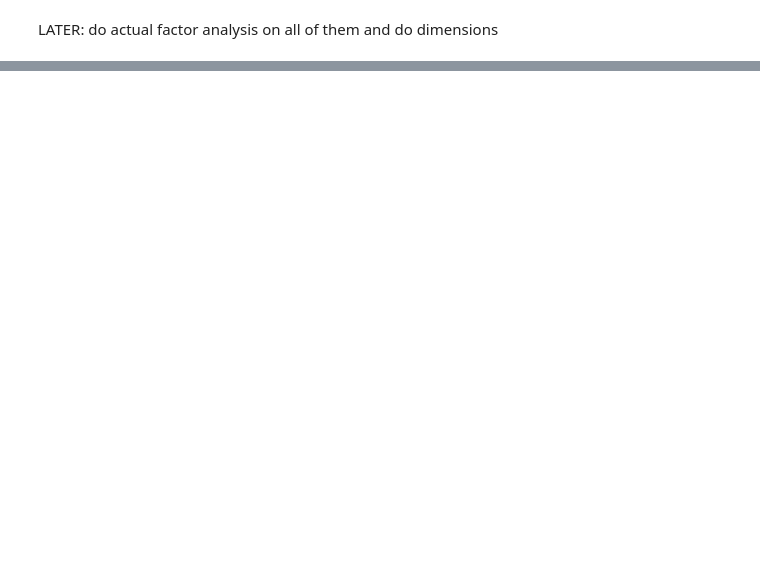
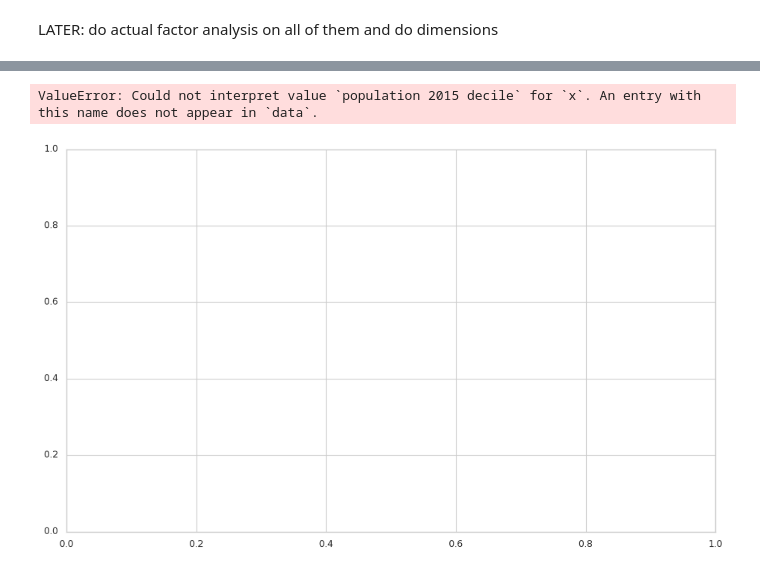
Before and after one commit to theaok/hfgi, a Jupyter notebook: hfgi.ipynb, the cells around one changed output, grey strips where cells are left out. Saved outputs shown, nothing was run; the diff lists cells and outputs as text; code cells hidden in the pictures; blank space fills up the shorter version.

```diff
--- a/hfgi.ipynb
+++ b/hfgi.ipynb
@@ -1619,3 +1978,31 @@ d6.style.background_gradient(cmap="RdYlGn").format(precision=2)
+# %%
+
+vars_to_plot = ['swbI','lifesat','happiness','innerpeace','optimism','purpose','hope']
+
+plot_data = d6.melt(
+    id_vars=['city'],
+    value_vars=vars_to_plot,
+    var_name='Variable',
+    value_name='Value'
+)
+sns.set_theme(style="whitegrid")
+fig, ax = plt.subplots(figsize=(14, 8))
+sns.barplot(
+    data=plot_data,
+    x='population 2015 decile',
+    y='Value',
+    hue='Variable',
+    errorbar='ci',
+    capsize=0.05,
+    ax=ax
+)
+plt.xticks(rotation=45, ha='right')
+ax.legend(title='Variables', bbox_to_anchor=(1.05, 1), loc='upper left')
+plt.tight_layout()
+plt.show()
+# %% [output]
+ValueError: Could not interpret value `population 2015 decile` for `x`. An entry with this name does not appear in `data`.
+[figure, added]
 # %%
 #interesting lifests lowest in the mniddle of nowhere, but also highest in the middle of nowhere
 #there is no large county abouve 200k!!!
```
Also changed, not shown: parts of 25 cells of this notebook.
